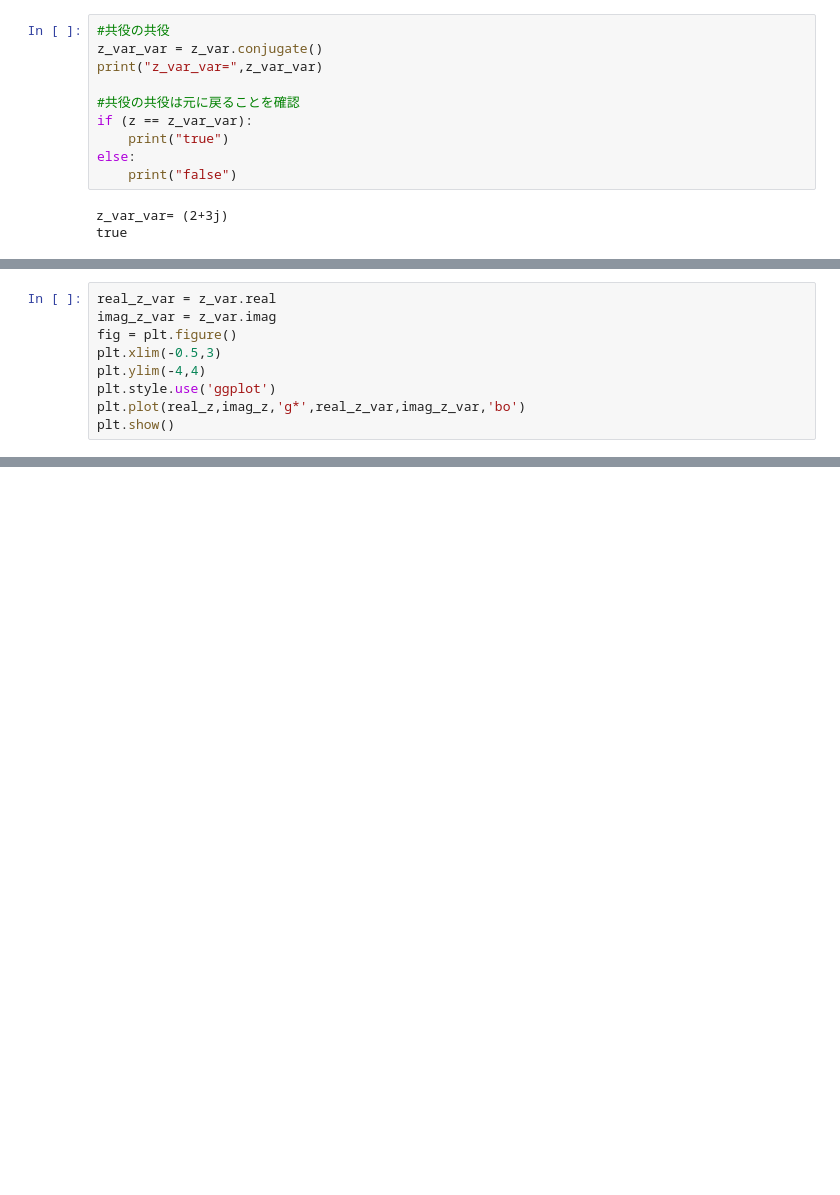
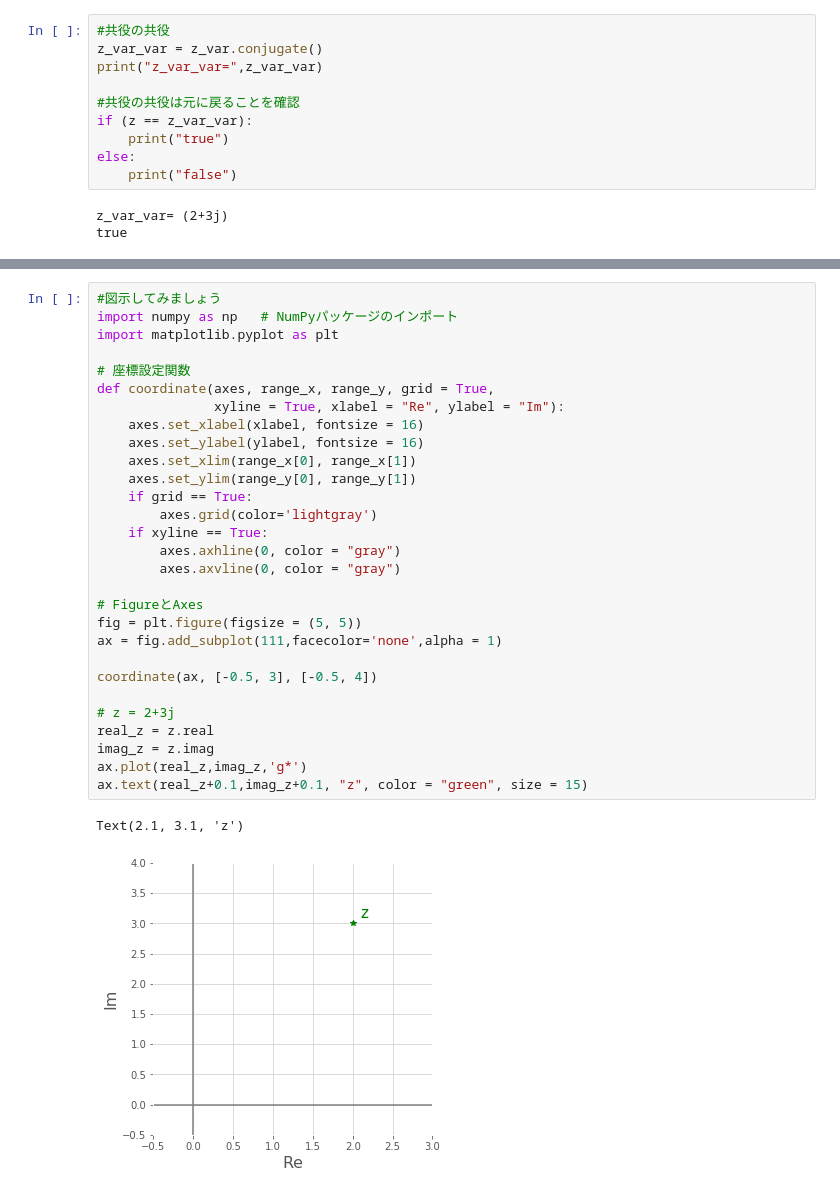
Before and after one commit to TomohiroSakaguchi/LinerAlgebra, a Jupyter notebook: Chap_1_vector/Complex_plane.ipynb, the cells around one changed output, grey strips where cells are left out. Drawn from its saved outputs; the diff is of its cells as text; blank space fills up the shorter version.

```diff
--- a/Chap_1_vector/Complex_plane.ipynb
+++ b/Chap_1_vector/Complex_plane.ipynb
@@ -56,9 +46,0 @@ plt.show()
-# %%
-real_z_var = z_var.real
-imag_z_var = z_var.imag
-fig = plt.figure()
-plt.xlim(-0.5,3)
-plt.ylim(-4,4)
-plt.style.use('ggplot')
-plt.plot(real_z,imag_z,'g*',real_z_var,imag_z_var,'bo')
-plt.show()
@@ -99,0 +100,32 @@ QED
+# %%
+#図示してみましょう
+import numpy as np   # NumPyパッケージのインポート
+import matplotlib.pyplot as plt
+
+# 座標設定関数
+def coordinate(axes, range_x, range_y, grid = True,
+               xyline = True, xlabel = "Re", ylabel = "Im"):
+    axes.set_xlabel(xlabel, fontsize = 16)
+    axes.set_ylabel(ylabel, fontsize = 16)
+    axes.set_xlim(range_x[0], range_x[1])
+    axes.set_ylim(range_y[0], range_y[1])
+    if grid == True:
+        axes.grid(color='lightgray')
+    if xyline == True:
+        axes.axhline(0, color = "gray")
+        axes.axvline(0, color = "gray")
+
+# FigureとAxes
+fig = plt.figure(figsize = (5, 5))
+ax = fig.add_subplot(111,facecolor='none',alpha = 1)
+
+coordinate(ax, [-0.5, 3], [-0.5, 4])
+
+# z = 2+3j
+real_z = z.real
+imag_z = z.imag
+ax.plot(real_z,imag_z,'g*')
+ax.text(real_z+0.1,imag_z+0.1, "z", color = "green", size = 15)
+# %% [output]
+Text(2.1, 3.1, 'z')
+[figure, added]
```
Also changed, not shown: parts of 11 cells of this notebook.
